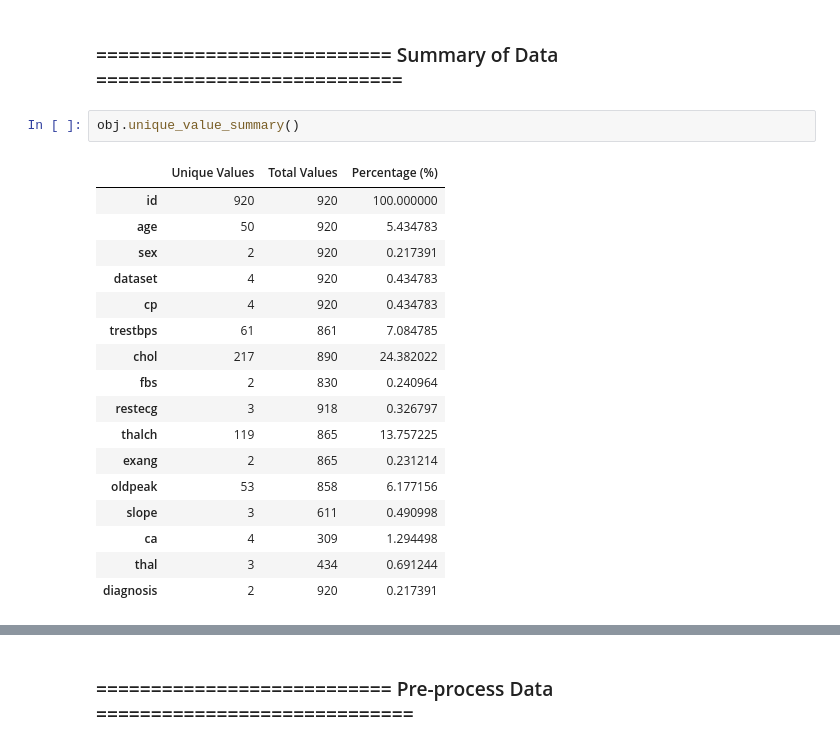
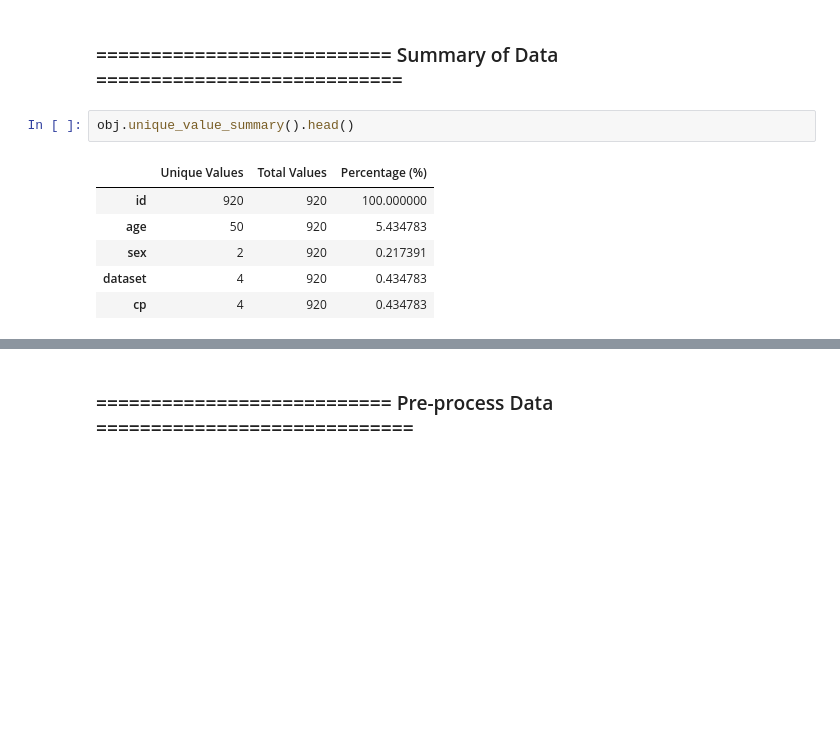
Before and after one commit to Abhijeet-Real/GeeseTools, a Jupyter notebook: DataAnalysis.ipynb, the cells around one changed output, grey strips where cells are left out. Cells and saved outputs as stored; diff of their text form; blank space fills up the shorter version.

```diff
--- a/DataAnalysis.ipynb
+++ b/DataAnalysis.ipynb
@@ -31,23 +32,12 @@ obj.display_all_features()
 # %% [markdown]
 ### =========================== Summary of Data ============================
 # %%
-obj.unique_value_summary()
+obj.unique_value_summary().head()
 # %% [output]
 |  | Unique Values | Total Values | Percentage (%) |
 | id | 920 | 920 | 100.000000 |
 | age | 50 | 920 | 5.434783 |
 | sex | 2 | 920 | 0.217391 |
 | dataset | 4 | 920 | 0.434783 |
 | cp | 4 | 920 | 0.434783 |
-| trestbps | 61 | 861 | 7.084785 |
-| chol | 217 | 890 | 24.382022 |
-| fbs | 2 | 830 | 0.240964 |
-| restecg | 3 | 918 | 0.326797 |
-| thalch | 119 | 865 | 13.757225 |
-| exang | 2 | 865 | 0.231214 |
-| oldpeak | 53 | 858 | 6.177156 |
-| slope | 3 | 611 | 0.490998 |
-| ca | 4 | 309 | 1.294498 |
-| thal | 3 | 434 | 0.691244 |
-| diagnosis | 2 | 920 | 0.217391 |
 # %%
```
Also changed, not shown: parts of 11 cells of this notebook.
